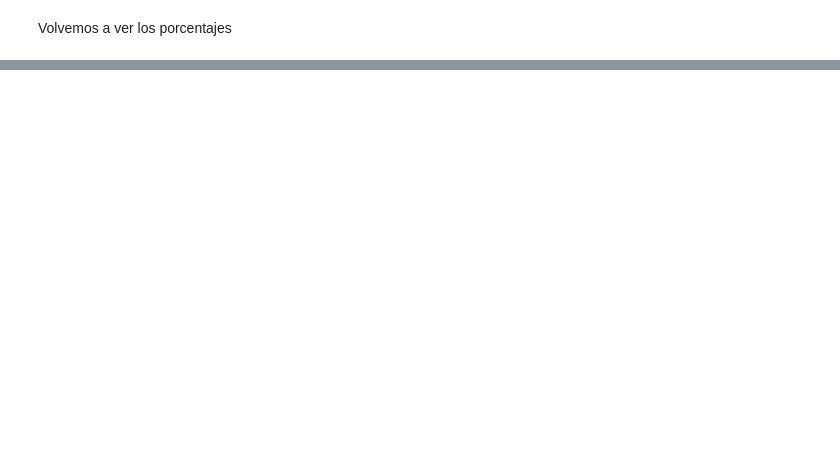
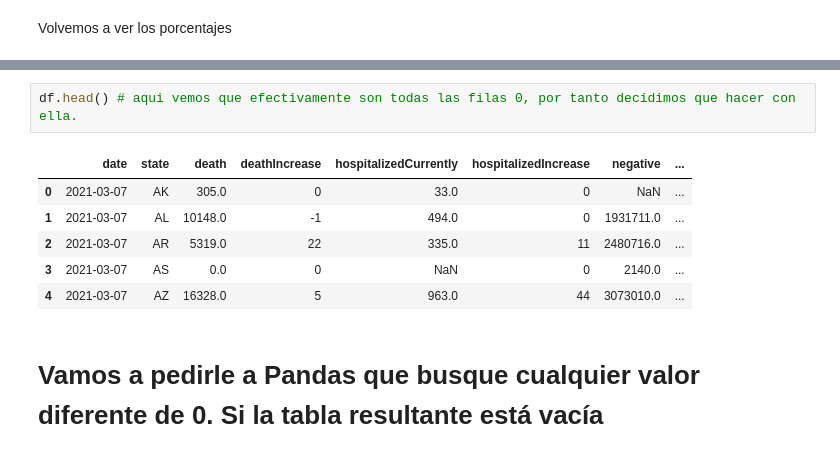
Before and after one commit to Leonkeneddy86/Analisis-Covid-19-, a Jupyter notebook: EDA.ipynb, the cells around one changed output, grey strips where cells are left out. Cells and saved outputs as stored; diff of their text form; blank space fills up the shorter version.

```diff
--- a/EDA.ipynb
+++ b/EDA.ipynb
@@ -215,0 +313,11 @@ print(porcentaje_nulos)
+# %%
+df.head() # aqui vemos que efectivamente son todas las filas 0, por tanto decidimos que hacer con ella.
+# %% [output]
+|  | date | state | death | deathIncrease | hospitalizedCurrently | hospitalizedIncrease | negative | ... |
+| 0 | 2021-03-07 | AK | 305.0 | 0 | 33.0 | 0 | NaN | ... |
+| 1 | 2021-03-07 | AL | 10148.0 | -1 | 494.0 | 0 | 1931711.0 | ... |
+| 2 | 2021-03-07 | AR | 5319.0 | 22 | 335.0 | 11 | 2480716.0 | ... |
+| 3 | 2021-03-07 | AS | 0.0 | 0 | NaN | 0 | 2140.0 | ... |
+| 4 | 2021-03-07 | AZ | 16328.0 | 5 | 963.0 | 44 | 3073010.0 | ... |
+# %% [markdown]
+# Vamos a pedirle a Pandas que busque cualquier valor diferente de 0. Si la tabla resultante está vacía
```
Also changed, not shown: parts of 55 cells of this notebook.
